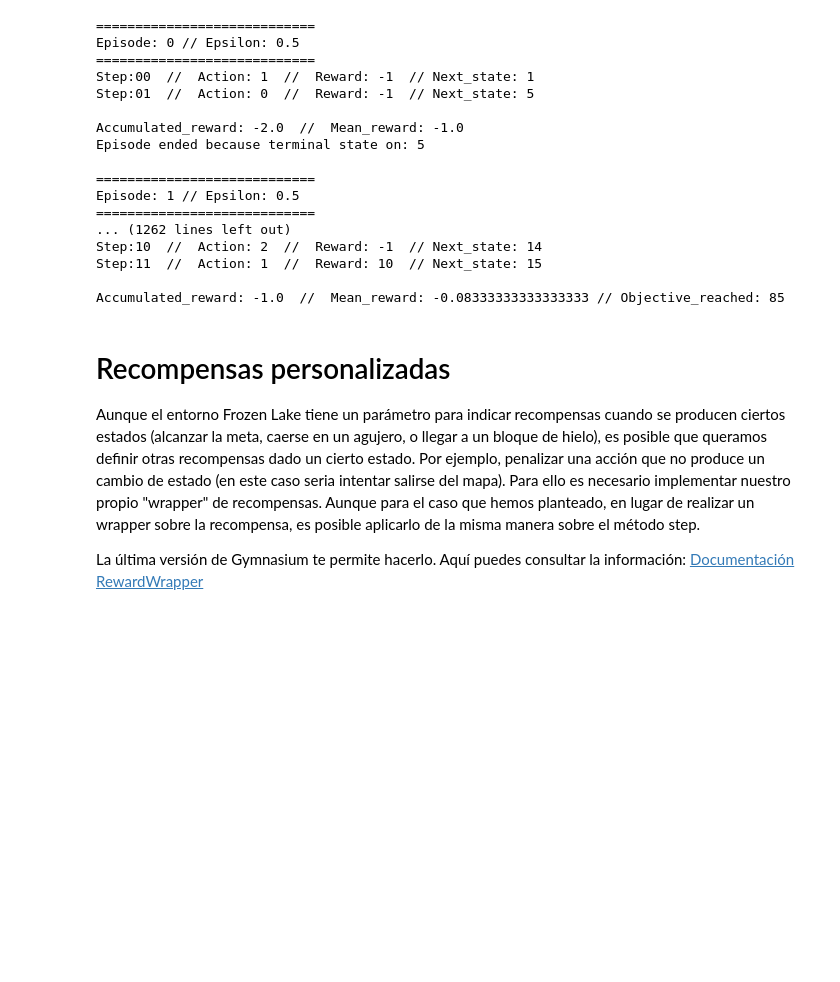
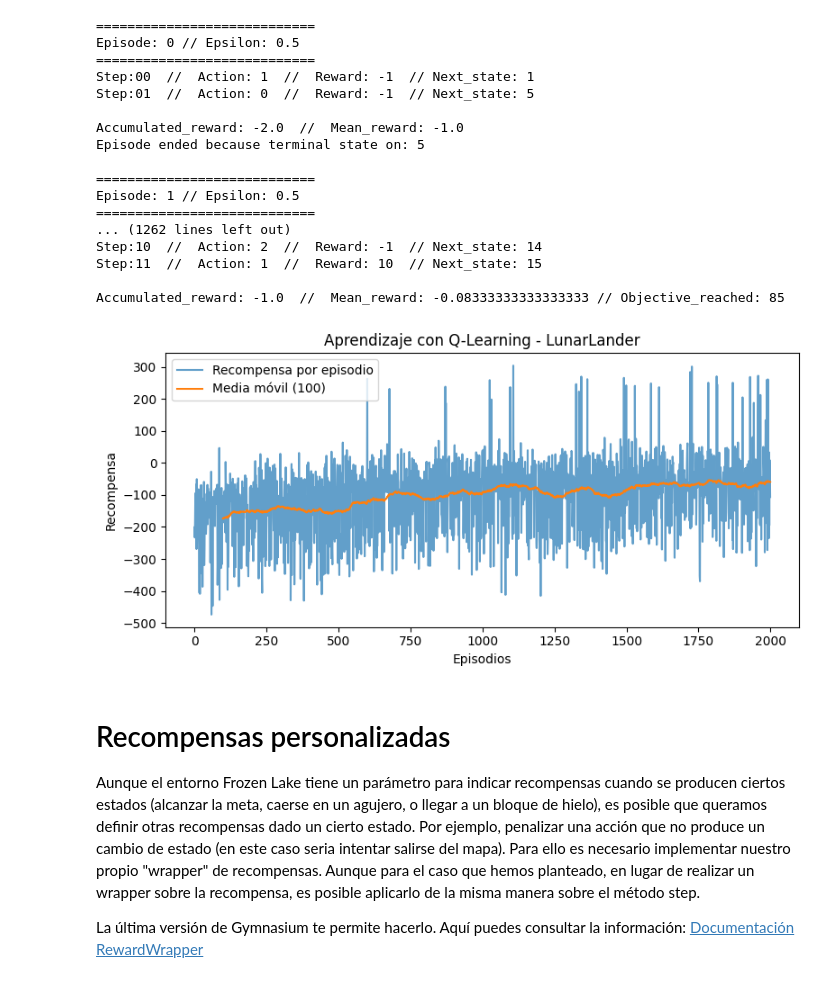
Before and after one commit to vgd10/UA_GIR_Mani_25-26_P02, a Jupyter notebook: frozen_lake_p0.ipynb, the cells around one changed output. Saved outputs shown, nothing was run; the diff lists cells and outputs as text; code cells hidden in the pictures; blank space fills up the shorter version.

```diff
--- a/frozen_lake_p0.ipynb
+++ b/frozen_lake_p0.ipynb
@@ -438,6 +691,22 @@ Step:10  //  Action: 2  //  Reward: -1  // Next_state: 14
 Step:11  //  Action: 1  //  Reward: 10  // Next_state: 15
 
 Accumulated_reward: -1.0  //  Mean_reward: -0.08333333333333333 // Objective_reached: 85
+# %%
+plt.figure(figsize=(8, 4))
+plt.plot(acc_reward, label="Recompensa por episodio", alpha=0.7)
+
+if len(acc_reward) > window:
+    mv = np.convolve(acc_reward, np.ones(window)/window, mode='valid')
+    plt.plot(range(window-1, window-1+len(mv)), mv, label=f"Media móvil ({window})")
+
+plt.xlabel("Episodios")
+plt.ylabel("Recompensa")
+plt.title("Aprendizaje con Q-Learning - LunarLander")
+plt.legend()
+plt.tight_layout()
+plt.show()
+# %% [output]
+[figure, added]
 # %% [markdown]
 # Recompensas personalizadas
 
```
Also changed, not shown: parts of 6 cells of this notebook.
